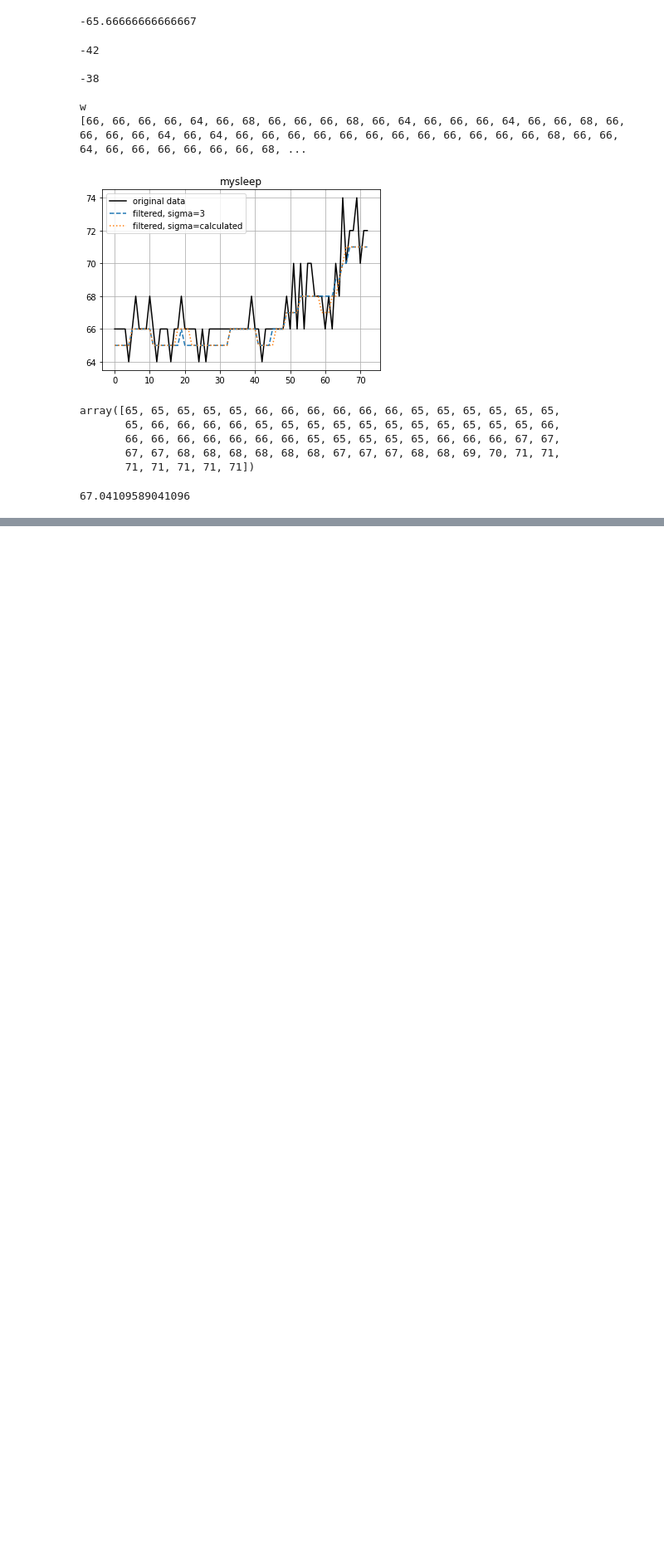
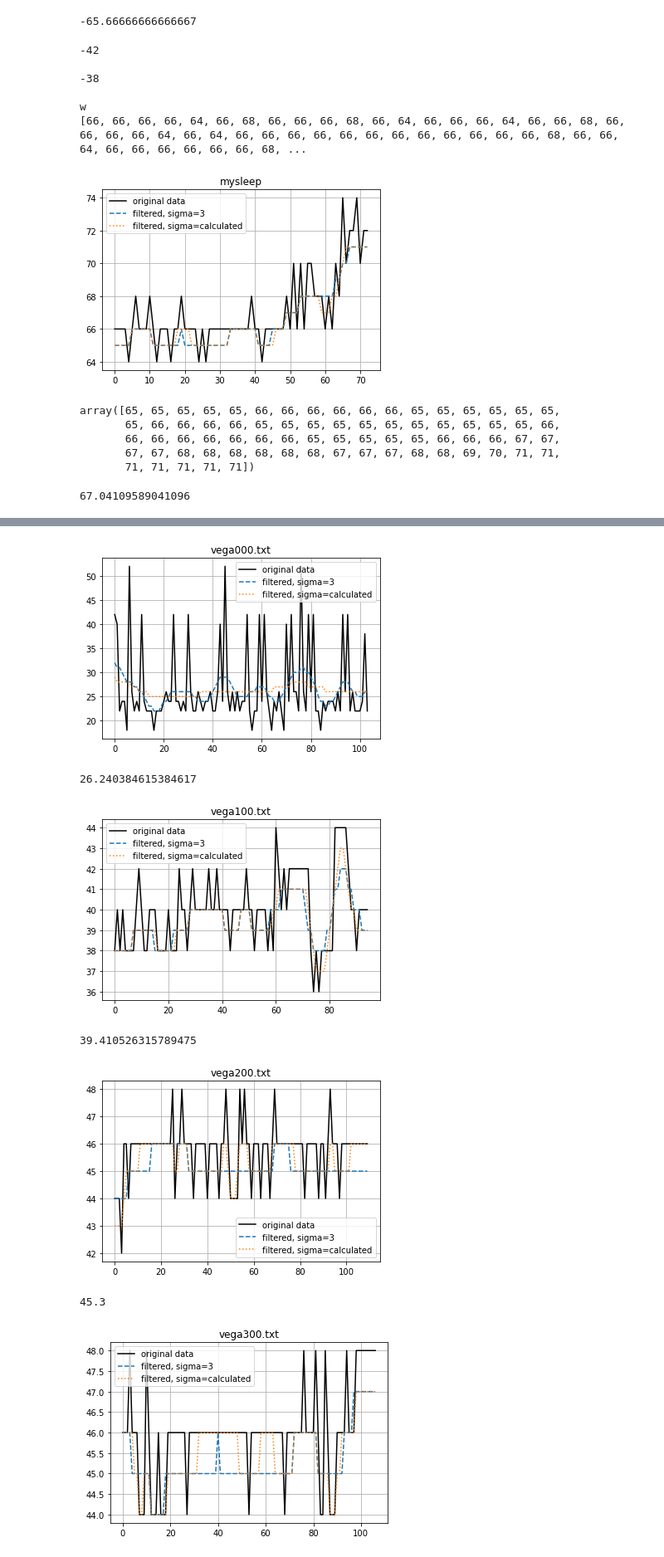
Before and after one commit to alertjjm/Python_Practice, a Jupyter notebook: gausian.ipynb, the cells around one changed output, grey strips where cells are left out. Shown: that part at 83% size. Drawn from its saved outputs; the diff is of its cells as text; code cells hidden in the pictures; blank space fills up the shorter version.

```diff
--- a/gausian.ipynb
+++ b/gausian.ipynb
@@ -90,0 +110,13 @@ ValueError: 38 is not in list
+# %%
+filegaussian('vega000.txt')
+filegaussian('vega100.txt')
+filegaussian('vega200.txt')
+filegaussian('vega300.txt')
+# %% [output]
+[figure, added]
+26.240384615384617
+[figure, added]
+39.410526315789475
+[figure, added]
+45.3
+[figure, added]
```
Also changed, not shown: parts of 6 cells of this notebook, 16 other files.
